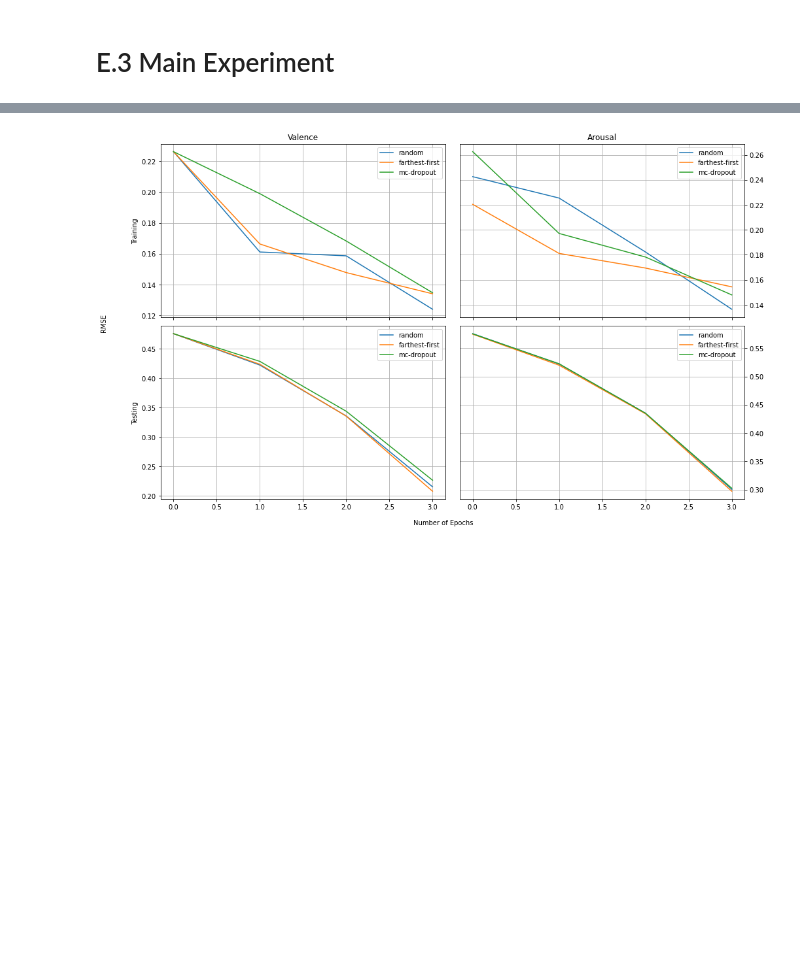
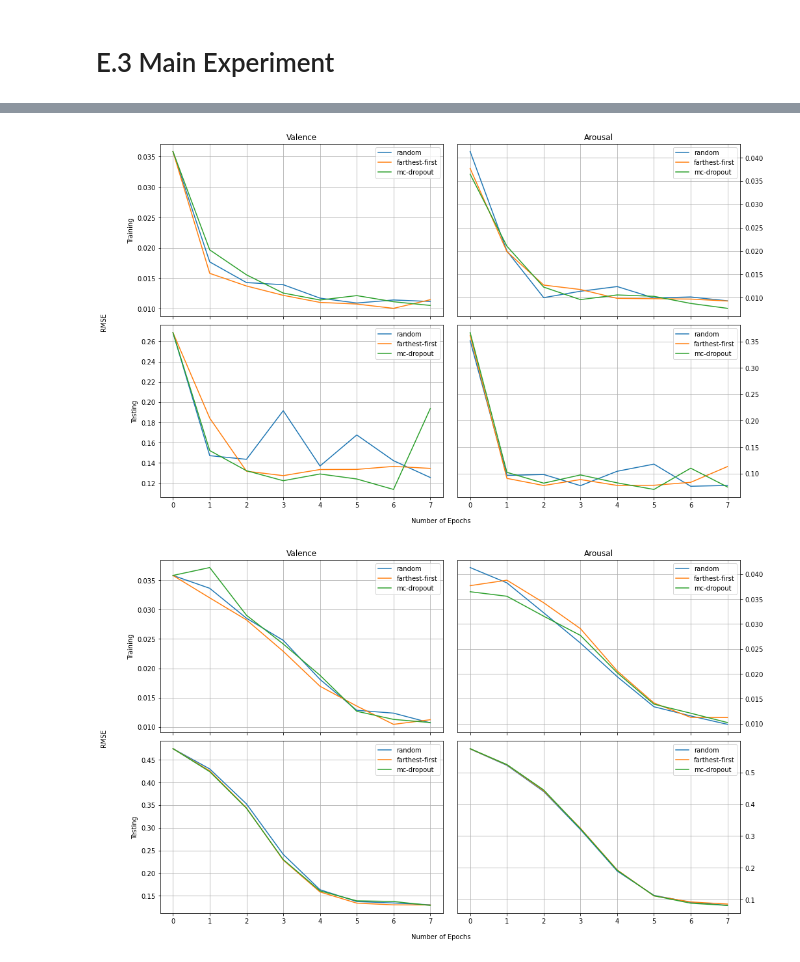
Before and after one commit to sebkeil/ai_thesis, a Jupyter notebook: experiments/al_experiment.ipynb, the cells around one changed output, grey strips where cells are left out. Saved outputs shown, nothing was run; the diff lists cells and outputs as text; code cells hidden in the pictures; blank space fills up the shorter version.

```diff
--- a/experiments/al_experiment.ipynb
+++ b/experiments/al_experiment.ipynb
@@ -100,7 +100,7 @@ for sent in sentences:
     encoded_dict = tokenizer.encode_plus(
         sent,  # Sentence to encode.
         add_special_tokens=True,  # Add '[CLS]' and '[SEP]'
-        max_length=75,  # Pad & truncate all sentences.
+        max_length=62,  # Pad & truncate all sentences.
         padding='max_length',
         return_attention_mask=True,  # Construct attn. masks.
         return_tensors='pt',  # Return pytorch tensors.
@@ -151,8 +150,8 @@ torch.cuda.manual_seed_all(RANDOM_STATE)
 
 TRAIN_SIZE = 0.75
 methods = ['random', 'farthest-first', 'mc-dropout']
-batch_sizes = [3]  # 4,
-lrs = [1e-6]  # 1e-5
+batch_sizes = [16, 32, 64]  # 4,
+lrs = [1e-5, 1e-6, 1e-7]  # 1e-5
 # %%
 # initiate results storage for valence and arousal models
 
@@ -221,12 +220,12 @@ for batch_size in batch_sizes:
                                                                                          a_pool[2])
 
             # take a subsample only
-            SAMPLE_SIZE = 12
-            RANDOM_SEED = 42
-            v_pool_ds = v_pool_ds.subsample(SAMPLE_SIZE, RANDOM_SEED)
-            a_pool_ds = a_pool_ds.subsample(SAMPLE_SIZE, RANDOM_SEED)
+#             SAMPLE_SIZE = 12
+#             RANDOM_SEED = 42
+#             v_pool_ds = v_pool_ds.subsample(SAMPLE_SIZE, RANDOM_SEED)
+#             a_pool_ds = a_pool_ds.subsample(SAMPLE_SIZE, RANDOM_SEED)
 
-            print("Valence Sample Pool Size: ", len(v_pool_ds), "Arousal Sample Pool Size: ", len(a_pool_ds))
+#             print("Valence Sample Pool Size: ", len(v_pool_ds), "Arousal Sample Pool Size: ", len(a_pool_ds))
 
             # initate testsets
             v_test_set = TensorDataset(v_test_ds[0], v_test_ds[1], v_test_ds[2])
@@ -410,6 +393,9 @@ def plot_al_results(v_results, a_results, batch_size, lr):
     plt.savefig(f'files/results/active_learning_experiments/al_exp_batch_size_{batch_size}_learning_rate_{lr}.png')
     plt.show()
 # %%
-plot_al_results(v_results, a_results, 3, 1e-06)
+for batch_size in batch_sizes:
+    for lr in lrs:
+        plot_al_results(v_results, a_results, batch_size, lr)
 # %% [output]
-[figure, old version]
+[figure, new version]
+[figure, added]
```
Also changed, not shown: parts of 9 cells of this notebook, 12 other files.
